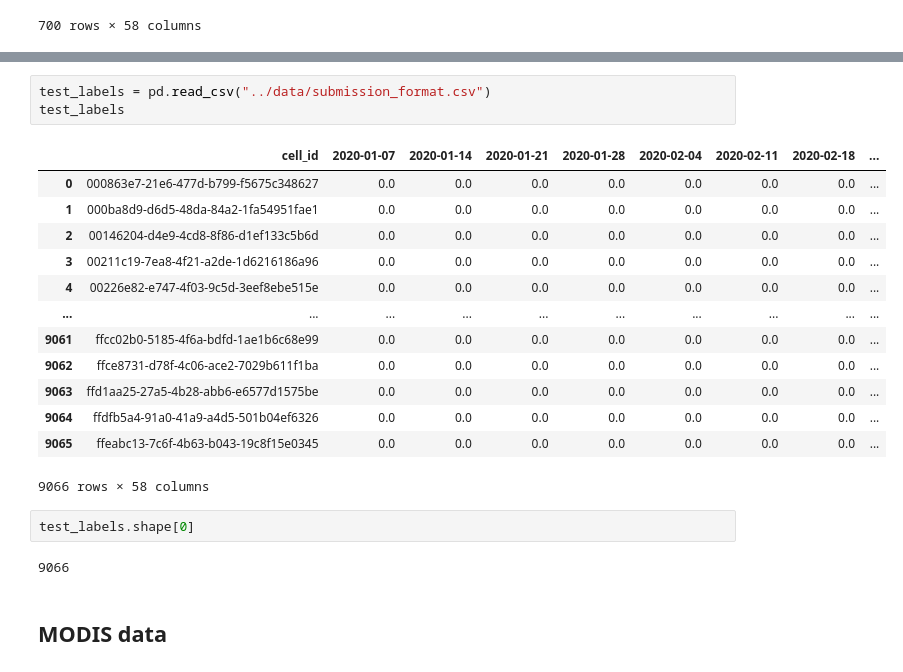
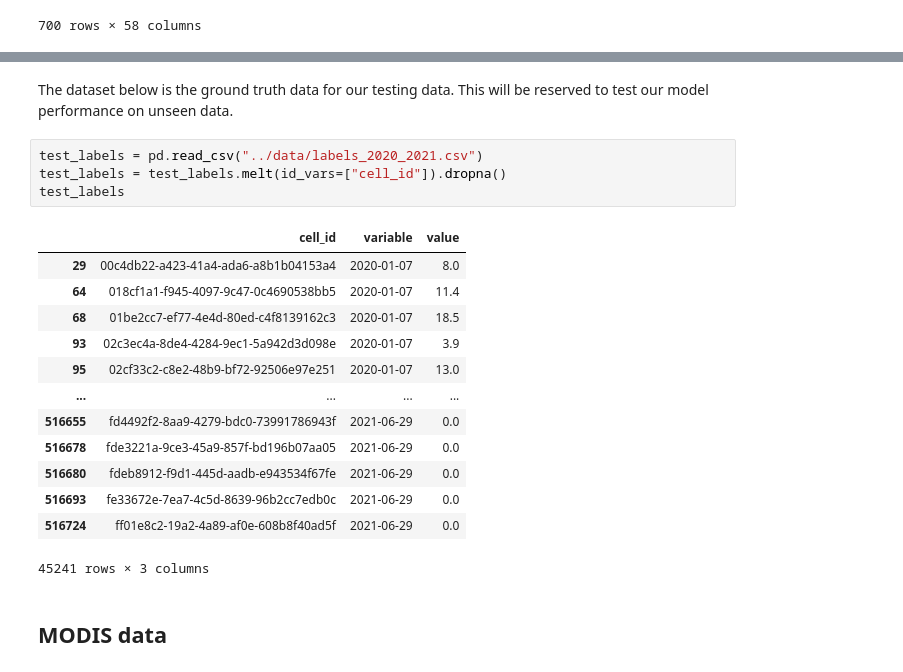
Before and after one commit to hanis-z/Snow-water-equivalent, a Jupyter notebook: development/Preprocessing-dev.ipynb, the cells around one changed output, grey strips where cells are left out. Cells and saved outputs as stored; diff of their text form.

```diff
--- a/development/Preprocessing-dev.ipynb
+++ b/development/Preprocessing-dev.ipynb
@@ -192,24 +863,23 @@ gm_test_feat
+# %% [markdown]
+The dataset below is the ground truth data for our testing data. This will be reserved to test our model performance on unseen data.
 # %%
-test_labels = pd.read_csv("../data/submission_format.csv")
+test_labels = pd.read_csv("../data/labels_2020_2021.csv")
+test_labels = test_labels.melt(id_vars=["cell_id"]).dropna()
 test_labels
 # %% [output]
-|  | cell_id | 2020-01-07 | 2020-01-14 | 2020-01-21 | 2020-01-28 | 2020-02-04 | 2020-02-11 | 2020-02-18 | ... |
-| 0 | 000863e7-21e6-477d-b799-f5675c348627 | 0.0 | 0.0 | 0.0 | 0.0 | 0.0 | 0.0 | 0.0 | ... |
-| 1 | 000ba8d9-d6d5-48da-84a2-1fa54951fae1 | 0.0 | 0.0 | 0.0 | 0.0 | 0.0 | 0.0 | 0.0 | ... |
-| 2 | 00146204-d4e9-4cd8-8f86-d1ef133c5b6d | 0.0 | 0.0 | 0.0 | 0.0 | 0.0 | 0.0 | 0.0 | ... |
-| 3 | 00211c19-7ea8-4f21-a2de-1d6216186a96 | 0.0 | 0.0 | 0.0 | 0.0 | 0.0 | 0.0 | 0.0 | ... |
-| 4 | 00226e82-e747-4f03-9c5d-3eef8ebe515e | 0.0 | 0.0 | 0.0 | 0.0 | 0.0 | 0.0 | 0.0 | ... |
-| ... | ... | ... | ... | ... | ... | ... | ... | ... | ... |
-| 9061 | ffcc02b0-5185-4f6a-bdfd-1ae1b6c68e99 | 0.0 | 0.0 | 0.0 | 0.0 | 0.0 | 0.0 | 0.0 | ... |
-| 9062 | ffce8731-d78f-4c06-ace2-7029b611f1ba | 0.0 | 0.0 | 0.0 | 0.0 | 0.0 | 0.0 | 0.0 | ... |
-| 9063 | ffd1aa25-27a5-4b28-abb6-e6577d1575be | 0.0 | 0.0 | 0.0 | 0.0 | 0.0 | 0.0 | 0.0 | ... |
-| 9064 | ffdfb5a4-91a0-41a9-a4d5-501b04ef6326 | 0.0 | 0.0 | 0.0 | 0.0 | 0.0 | 0.0 | 0.0 | ... |
-| 9065 | ffeabc13-7c6f-4b63-b043-19c8f15e0345 | 0.0 | 0.0 | 0.0 | 0.0 | 0.0 | 0.0 | 0.0 | ... |
+|  | cell_id | variable | value |
+| 29 | 00c4db22-a423-41a4-ada6-a8b1b04153a4 | 2020-01-07 | 8.0 |
+| 64 | 018cf1a1-f945-4097-9c47-0c4690538bb5 | 2020-01-07 | 11.4 |
+| 68 | 01be2cc7-ef77-4e4d-80ed-c4f8139162c3 | 2020-01-07 | 18.5 |
+| 93 | 02c3ec4a-8de4-4284-9ec1-5a942d3d098e | 2020-01-07 | 3.9 |
+| 95 | 02cf33c2-c8e2-48b9-bf72-92506e97e251 | 2020-01-07 | 13.0 |
+| ... | ... | ... | ... |
+| 516655 | fd4492f2-8aa9-4279-bdc0-73991786943f | 2021-06-29 | 0.0 |
+| 516678 | fde3221a-9ce3-45a9-857f-bd196b07aa05 | 2021-06-29 | 0.0 |
+| 516680 | fdeb8912-f9d1-445d-aadb-e943534f67fe | 2021-06-29 | 0.0 |
+| 516693 | fe33672e-7ea7-4c5d-8639-96b2cc7edb0c | 2021-06-29 | 0.0 |
+| 516724 | ff01e8c2-19a2-4a89-af0e-608b8f40ad5f | 2021-06-29 | 0.0 |
-9066 rows × 58 columns
+45241 rows × 3 columns
-# %%
-test_labels.shape[0]
-# %% [output]
-9066
 # %% [markdown]
 ## MODIS data
 # %% [markdown]
```
Also changed, not shown: parts of 88 cells of this notebook, 1 other file.
